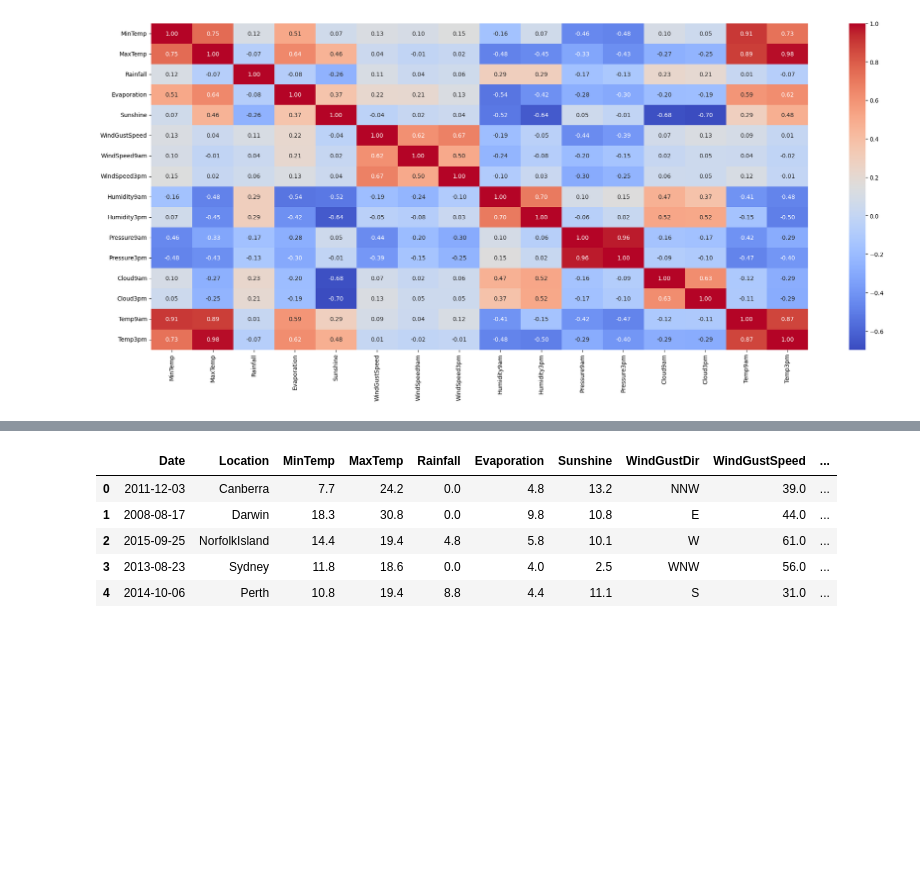
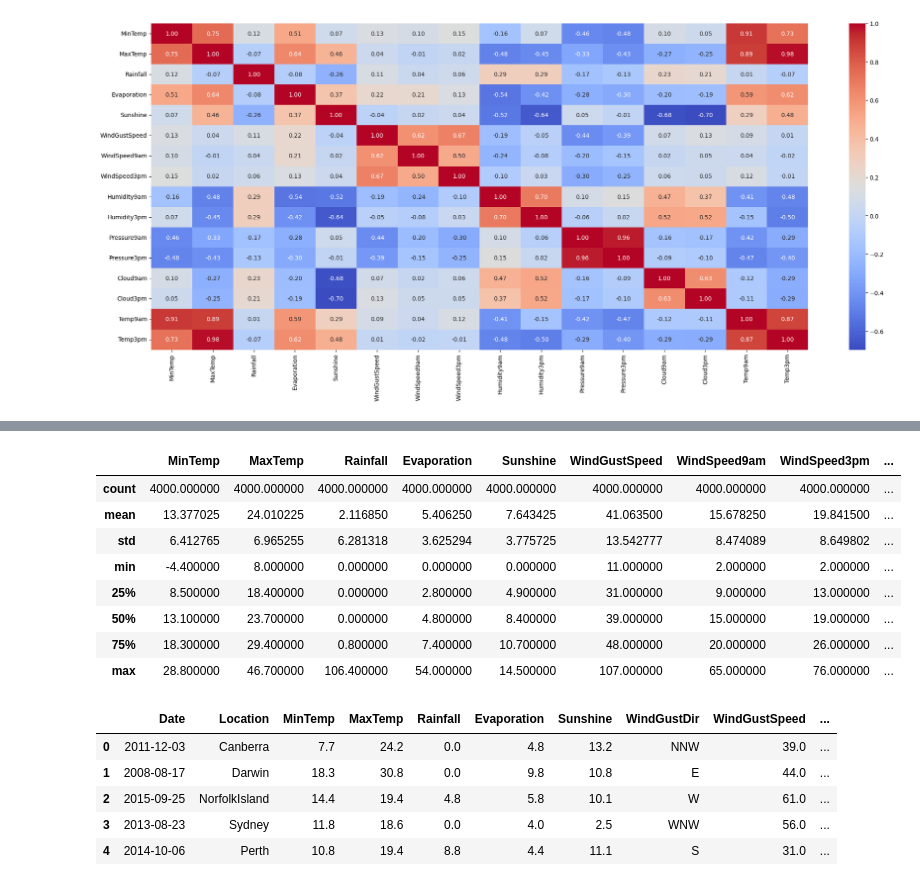
Before and after one commit to VARSHINI71710/Rainfall, a Jupyter notebook: datapreprocess.ipynb, the cells around one changed output, grey strips where cells are left out. Drawn from its saved outputs; the diff is of its cells as text; code cells hidden in the pictures; blank space fills up the shorter version.

```diff
--- a/datapreprocess.ipynb
+++ b/datapreprocess.ipynb
@@ -108,3 +150,15 @@ sns.heatmap(num_df.corr(),annot=True,fmt=".2f",cmap="coolwarm")
+# %%
+df_random.describe()
+# %% [output]
+|  | MinTemp | MaxTemp | Rainfall | Evaporation | Sunshine | WindGustSpeed | WindSpeed9am | WindSpeed3pm | ... |
+| count | 4000.000000 | 4000.000000 | 4000.000000 | 4000.000000 | 4000.000000 | 4000.000000 | 4000.000000 | 4000.000000 | ... |
+| mean | 13.377025 | 24.010225 | 2.116850 | 5.406250 | 7.643425 | 41.063500 | 15.678250 | 19.841500 | ... |
+| std | 6.412765 | 6.965255 | 6.281318 | 3.625294 | 3.775725 | 13.542777 | 8.474089 | 8.649802 | ... |
+| min | -4.400000 | 8.000000 | 0.000000 | 0.000000 | 0.000000 | 11.000000 | 2.000000 | 2.000000 | ... |
+| 25% | 8.500000 | 18.400000 | 0.000000 | 2.800000 | 4.900000 | 31.000000 | 9.000000 | 13.000000 | ... |
+| 50% | 13.100000 | 23.700000 | 0.000000 | 4.800000 | 8.400000 | 39.000000 | 15.000000 | 19.000000 | ... |
+| 75% | 18.300000 | 29.400000 | 0.800000 | 7.400000 | 10.700000 | 48.000000 | 20.000000 | 26.000000 | ... |
+| max | 28.800000 | 46.700000 | 106.400000 | 54.000000 | 14.500000 | 107.000000 | 65.000000 | 76.000000 | ... |
 # %%
 df_random.head(5)
 # %% [output]
```
Also changed, not shown: parts of 4 cells of this notebook, 4 other files.
